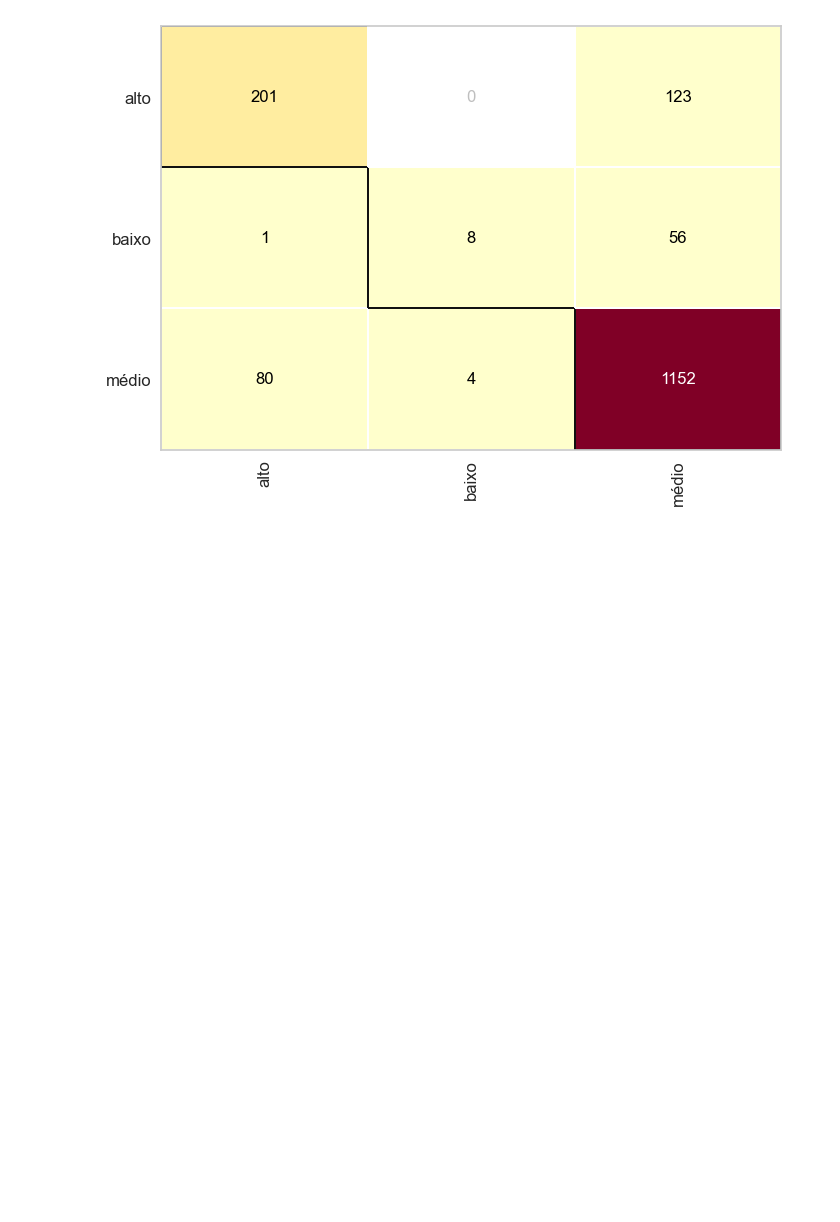
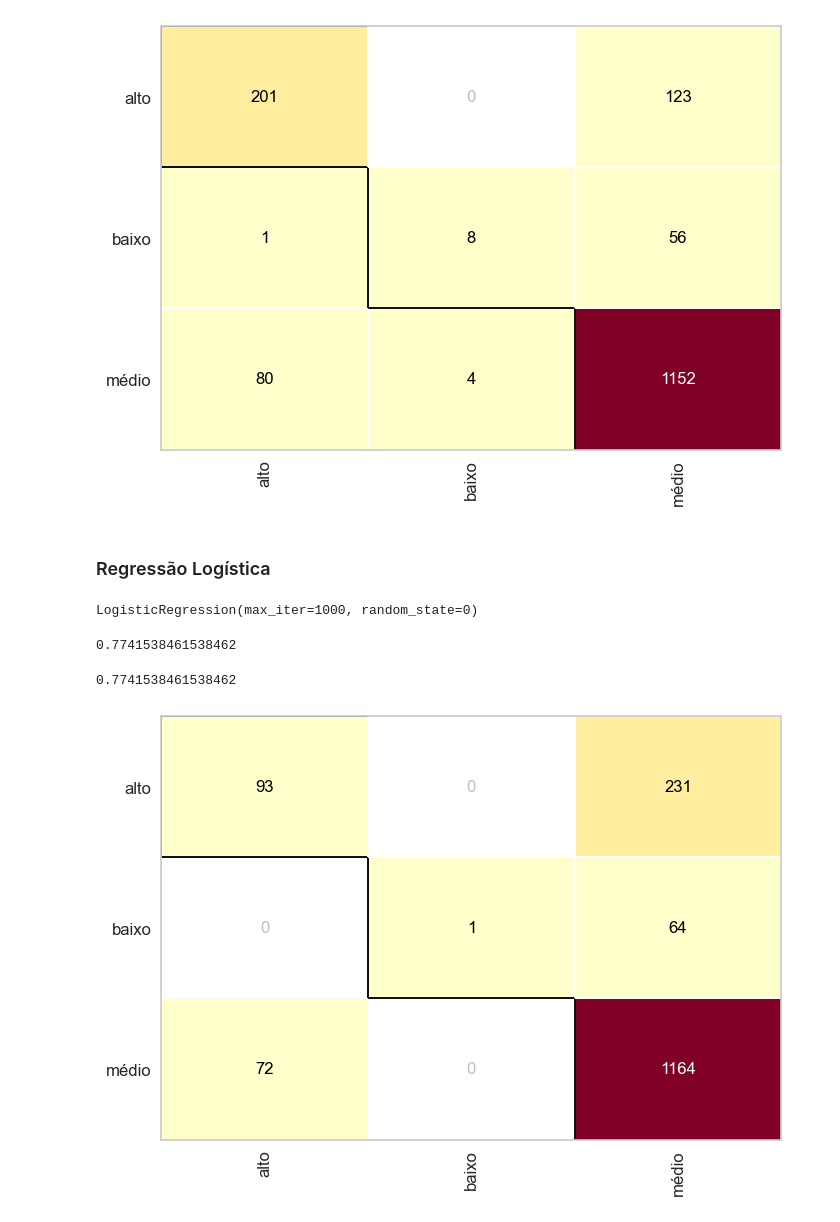
Before and after one commit to 022Vinicius/qualidade_vinho, a Jupyter notebook: qualidade_vinho.ipynb, the cells around one changed output. Saved outputs shown, nothing was run; the diff lists cells and outputs as text; code cells hidden in the pictures; blank space fills up the shorter version.

```diff
--- a/qualidade_vinho.ipynb
+++ b/qualidade_vinho.ipynb
@@ -437,3 +437,5 @@ cm.score(X_teste, y_teste)
 # %% [output]
 0.8375384615384616
 [figure]
+# %% [markdown]
+### Regressão Logística
@@ -439,0 +444,5 @@ cm.score(X_teste, y_teste)
+# %%
+log_model = LogisticRegression(max_iter=1000, random_state=0)
+log_model.fit(X_treinamento, y_treinamento)
+# %% [output]
+LogisticRegression(max_iter=1000, random_state=0)
@@ -439,0 +451,11 @@ cm.score(X_teste, y_teste)
+# %%
+accuracy_score(y_teste,previsoes)
+# %% [output]
+0.7741538461538462
+# %%
+cm = ConfusionMatrix(log_model)
+cm.fit(X_treinamento, y_treinamento)
+cm.score(X_teste, y_teste)
+# %% [output]
+0.7741538461538462
+[figure, added]
```
Also changed, not shown: parts of 5 cells of this notebook.
